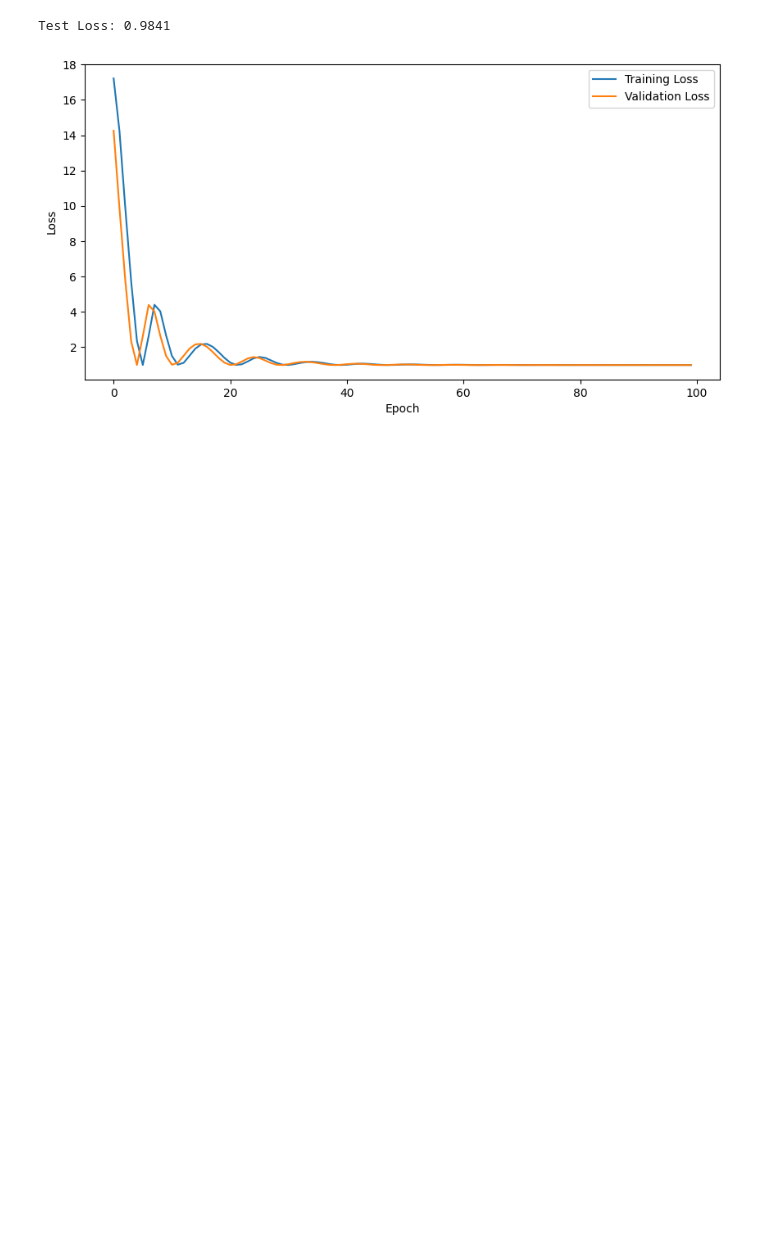
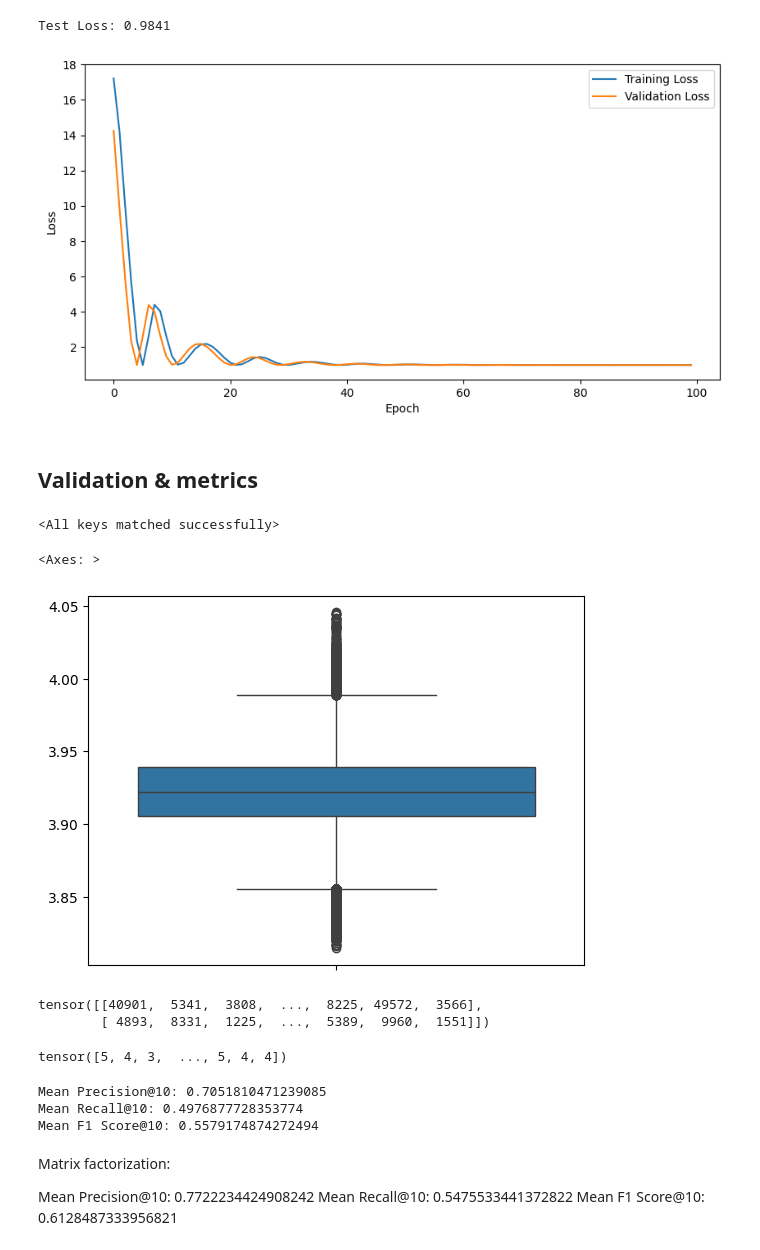
Before and after one commit to matsant01/graph_RecSys, a Jupyter notebook: notebooks/SAGEConv_on_HeteroGraph.ipynb, the cells around one changed output. Drawn from its saved outputs; the diff is of its cells as text; code cells hidden in the pictures; blank space fills up the shorter version.

Commit message:
metrics

```diff
--- a/notebooks/SAGEConv_on_HeteroGraph.ipynb
+++ b/notebooks/SAGEConv_on_HeteroGraph.ipynb
@@ -404,3 +407,27 @@ plt.show()
 # %%
 # Save model
 torch.save(model.state_dict(), "model.pt")
+# %% [markdown]
+## Validation & metrics
+# %%
+model = Model(hidden_channels=10).to(device)
+model.load_state_dict(torch.load("model.pt"))
+# %% [output]
+<All keys matched successfully>
+# %%
+pred_review = model(test_data.x_dict, test_data.edge_index_dict, test_data['user', 'rates', 'book'].edge_label_index)
+# %%
+import seaborn as sns
+sns.boxplot(pred_review.cpu().detach().numpy())
+# %% [output]
+<Axes: >
+[figure, added]
+# %%
+test_data['user', 'rates', 'book'].edge_label_index
+# %% [output]
+tensor([[40901,  5341,  3808,  ...,  8225, 49572,  3566],
+        [ 4893,  8331,  1225,  ...,  5389,  9960,  1551]])
+# %%
+test_data['user', 'rates', 'book'].edge_label
+# %% [output]
+tensor([5, 4, 3,  ..., 5, 4, 4])
@@ -406,0 +451,24 @@ torch.save(model.state_dict(), "model.pt")
+# %%
+import sys
+sys.path.append('../src')
+from evaluation_metrics import *
+
+k = 10
+top_k_recommendations = get_top_k_recommendations(df, k)
+actual_items = get_actual_items(df) # ground truth
+
+# Evaluate the recommendations
+mean_precision, mean_recall, mean_f1 = evaluate_recommendations(top_k_recommendations, actual_items, k)
+print(f"Mean Precision@{k}: {mean_precision}")
+print(f"Mean Recall@{k}: {mean_recall}")
+print(f"Mean F1 Score@{k}: {mean_f1}")
+# %% [output]
+Mean Precision@10: 0.7051810471239085
+Mean Recall@10: 0.4976877728353774
+Mean F1 Score@10: 0.5579174874272494
+# %% [markdown]
+Matrix factorization:
+
+Mean Precision@10: 0.7722234424908242
+Mean Recall@10: 0.5475533441372822
+Mean F1 Score@10: 0.6128487333956821
```
Also changed, not shown: parts of 5 cells of this notebook, 4 other files.
